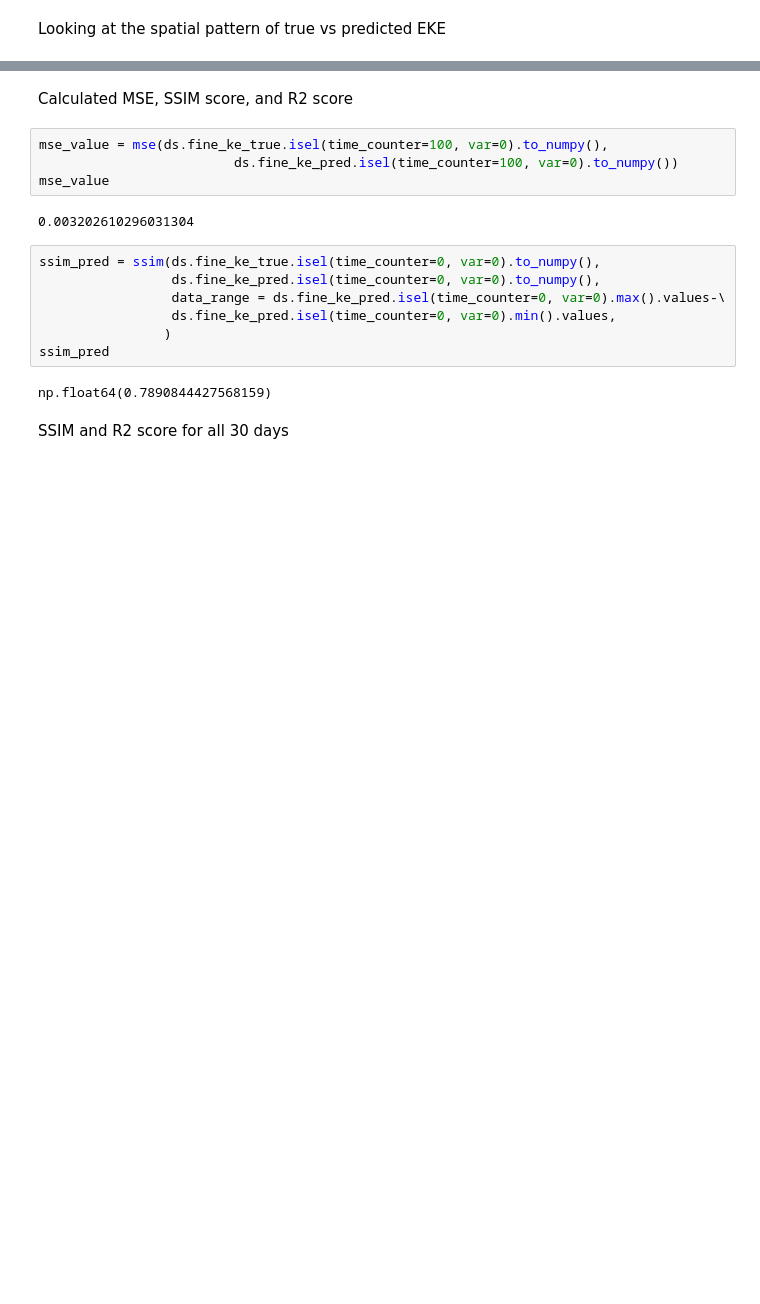
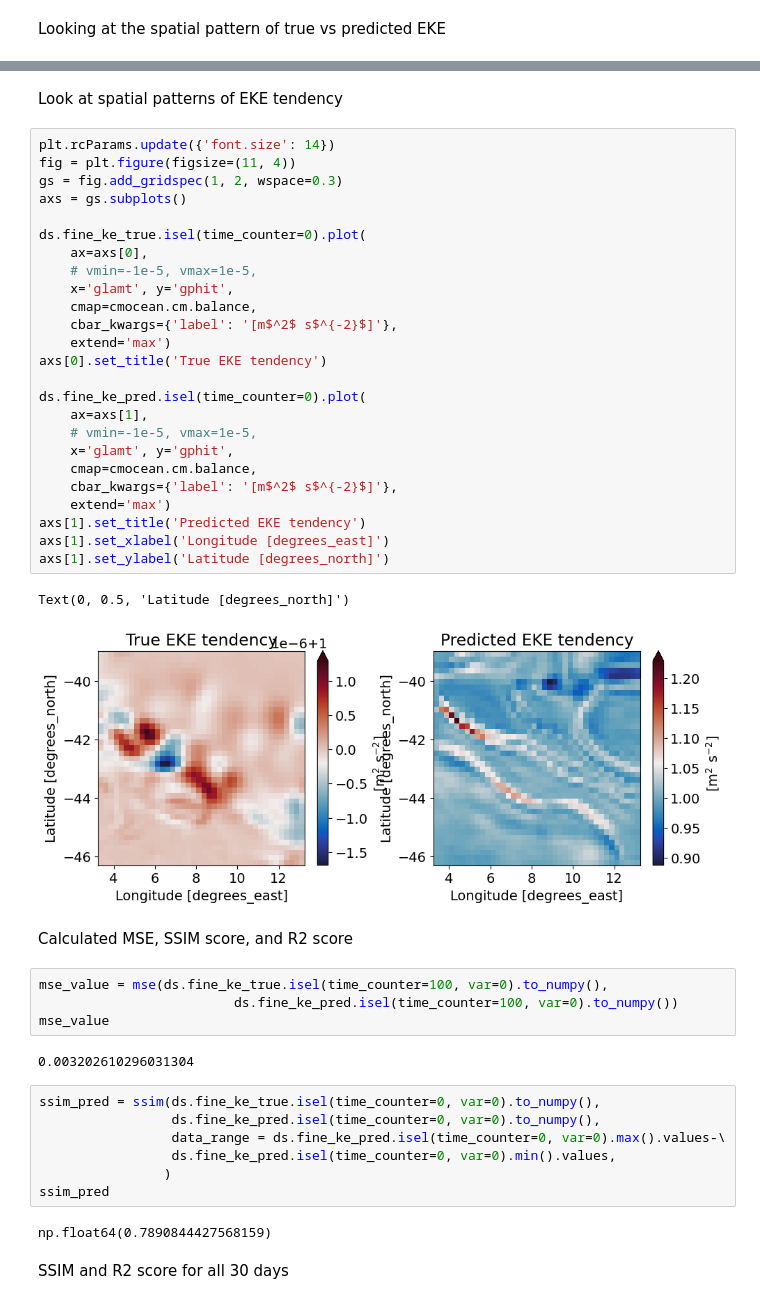
Before and after one commit to thomaswilder/ai4pex-machine-learning, a Jupyter notebook: analysis/offline_evaluation.ipynb, the cells around one changed output, grey strips where cells are left out. Cells and saved outputs as stored; diff of their text form; blank space fills up the shorter version.

```diff
--- a/analysis/offline_evaluation.ipynb
+++ b/analysis/offline_evaluation.ipynb
@@ -67,3 +68,33 @@ plt.savefig(f"../DINO/Figures/true_vs_predicted_eke_with_shifted_eke.png", dpi=3
+# %% [markdown]
+Look at spatial patterns of EKE tendency
+# %%
+plt.rcParams.update({'font.size': 14})
+fig = plt.figure(figsize=(11, 4))
+gs = fig.add_gridspec(1, 2, wspace=0.3)
+axs = gs.subplots()
+
+ds.fine_ke_true.isel(time_counter=0).plot(
+    ax=axs[0],
+    # vmin=-1e-5, vmax=1e-5,
+    x='glamt', y='gphit',
+    cmap=cmocean.cm.balance,
+    cbar_kwargs={'label': '[m$^2$ s$^{-2}$]'},
+    extend='max')
+axs[0].set_title('True EKE tendency')
+
+ds.fine_ke_pred.isel(time_counter=0).plot(
+    ax=axs[1],
+    # vmin=-1e-5, vmax=1e-5,
+    x='glamt', y='gphit',
+    cmap=cmocean.cm.balance,
+    cbar_kwargs={'label': '[m$^2$ s$^{-2}$]'},
+    extend='max')
+axs[1].set_title('Predicted EKE tendency')
+axs[1].set_xlabel('Longitude [degrees_east]')
+axs[1].set_ylabel('Latitude [degrees_north]')
+# %% [output]
+Text(0, 0.5, 'Latitude [degrees_north]')
+[figure, added]
 # %% [markdown]
 Calculated MSE, SSIM score, and R2 score
 # %%
```
Also changed, not shown: parts of 2 cells of this notebook, 1 other file.
